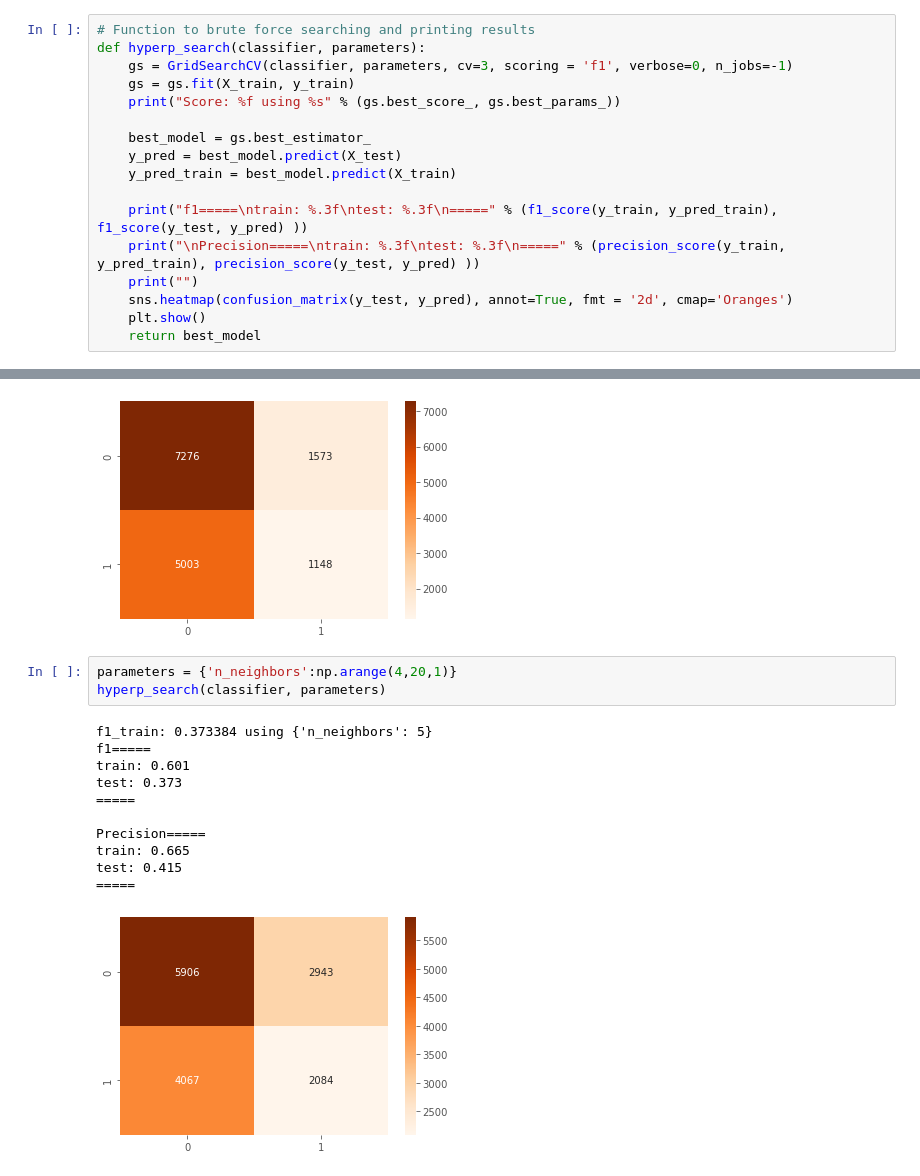
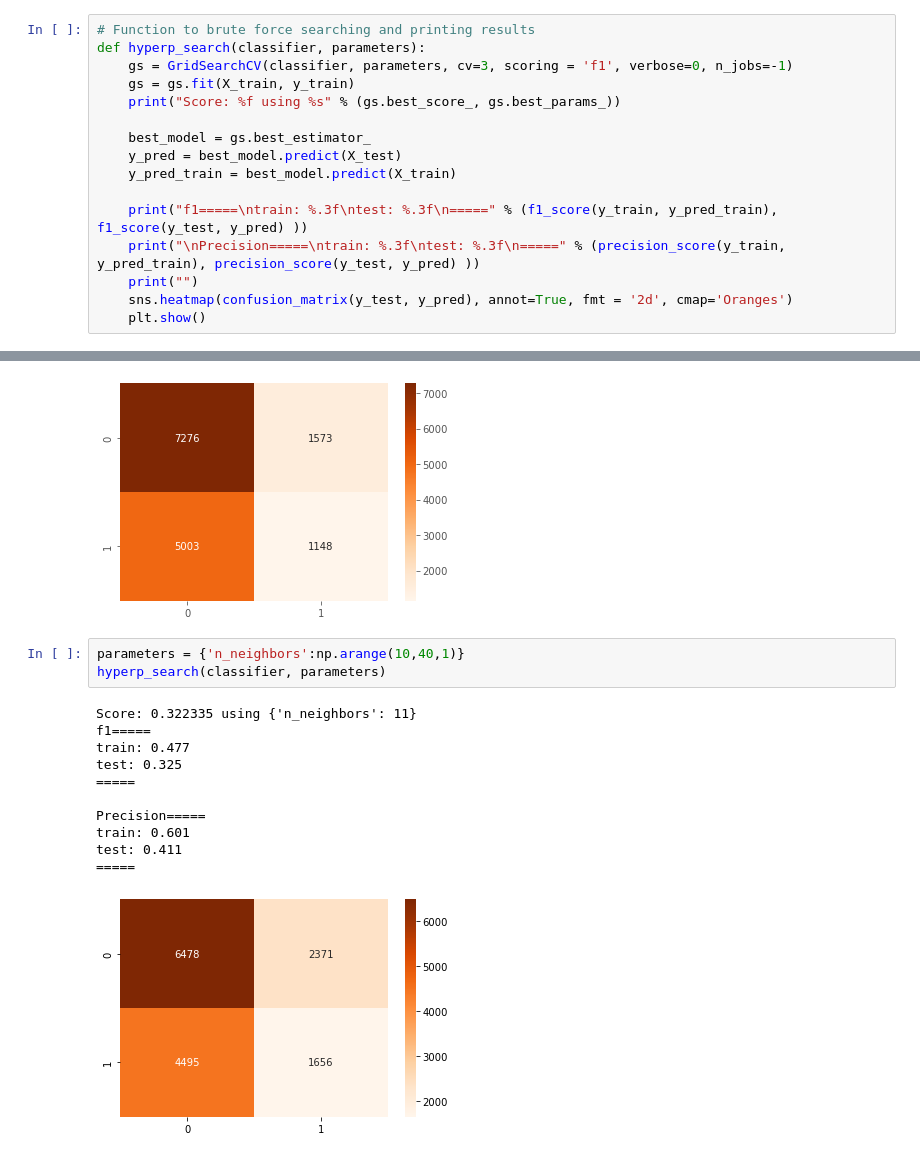
Before and after one commit to FedericoCantarelli/Customer-Satisfaction-Yojo, a Jupyter notebook: notebooks/3.0-fc-model.ipynb, the cells around one changed output, grey strips where cells are left out. Cells and saved outputs as stored; diff of their text form.

```diff
--- a/notebooks/3.0-fc-model.ipynb
+++ b/notebooks/3.0-fc-model.ipynb
@@ -81,7 +83,6 @@ def hyperp_search(classifier, parameters):
     print("")
     sns.heatmap(confusion_matrix(y_test, y_pred), annot=True, fmt = '2d', cmap='Oranges')
     plt.show()
-    return best_model
 # %%
 # Plot ROC curve and AUC score
 def roc(model,X_train,y_train,X_test,y_test):
@@ -134,17 +135,17 @@ test: 0.422
 =====
 [figure]
 # %%
-parameters = {'n_neighbors':np.arange(4,20,1)}
+parameters = {'n_neighbors':np.arange(10,40,1)}
 hyperp_search(classifier, parameters)
 # %% [output]
-f1_train: 0.373384 using {'n_neighbors': 5}
+Score: 0.322335 using {'n_neighbors': 11}
 f1=====
-train: 0.601
-test: 0.373
+train: 0.477
+test: 0.325
 =====
 
 Precision=====
-train: 0.665
-test: 0.415
+train: 0.601
+test: 0.411
 =====
-[figure, old version]
+[figure, new version]
```
Also changed, not shown: parts of 14 cells of this notebook, 3 other files.
